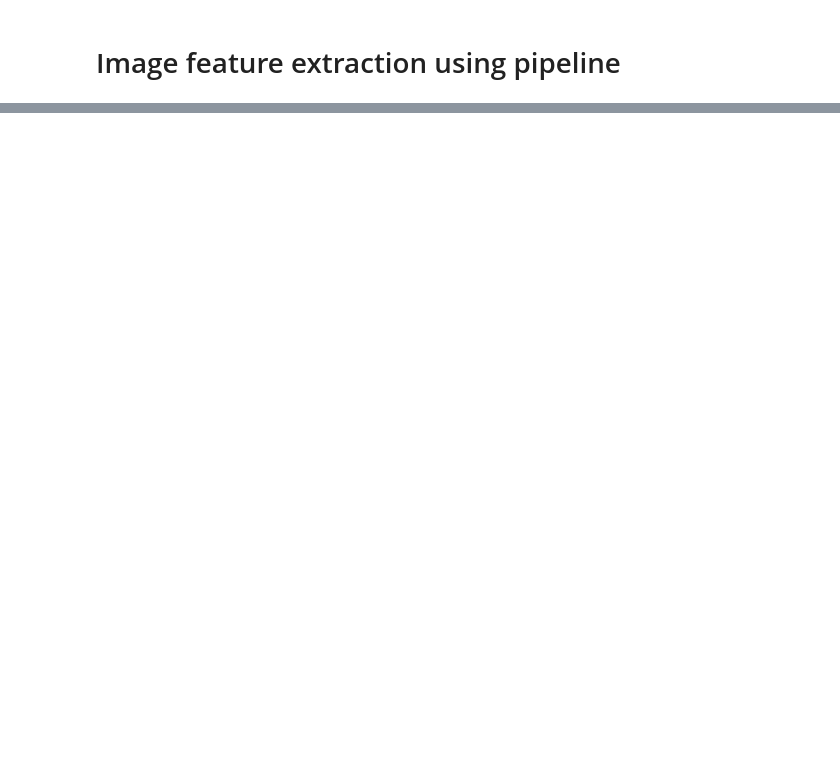
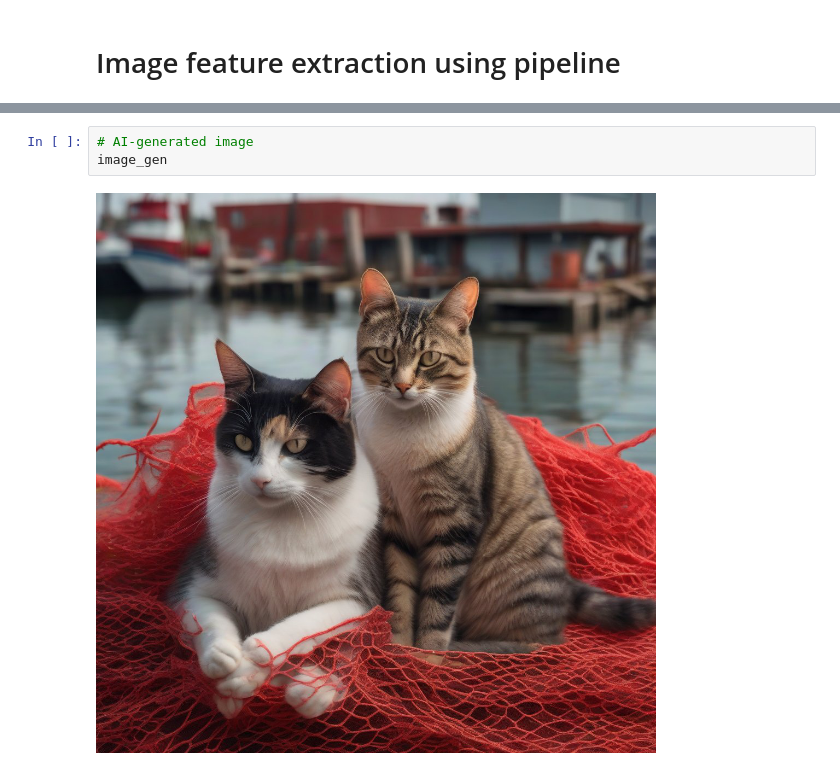
Before and after one commit to nmasamba/computer_vision, a Jupyter notebook: 09_image_feature_extraction.ipynb, the cells around one changed output, grey strips where cells are left out. Saved outputs shown, nothing was run; the diff lists cells and outputs as text; blank space fills up the shorter version.

```diff
--- a/09_image_feature_extraction.ipynb
+++ b/09_image_feature_extraction.ipynb
@@ -17,0 +32,5 @@ image_gen = Image.open(requests.get(img_urls[1], stream=True).raw).convert("RGB"
+# %%
+# AI-generated image
+image_gen
+# %% [output]
+[figure, added]
```
Also changed, not shown: parts of 8 cells of this notebook.
